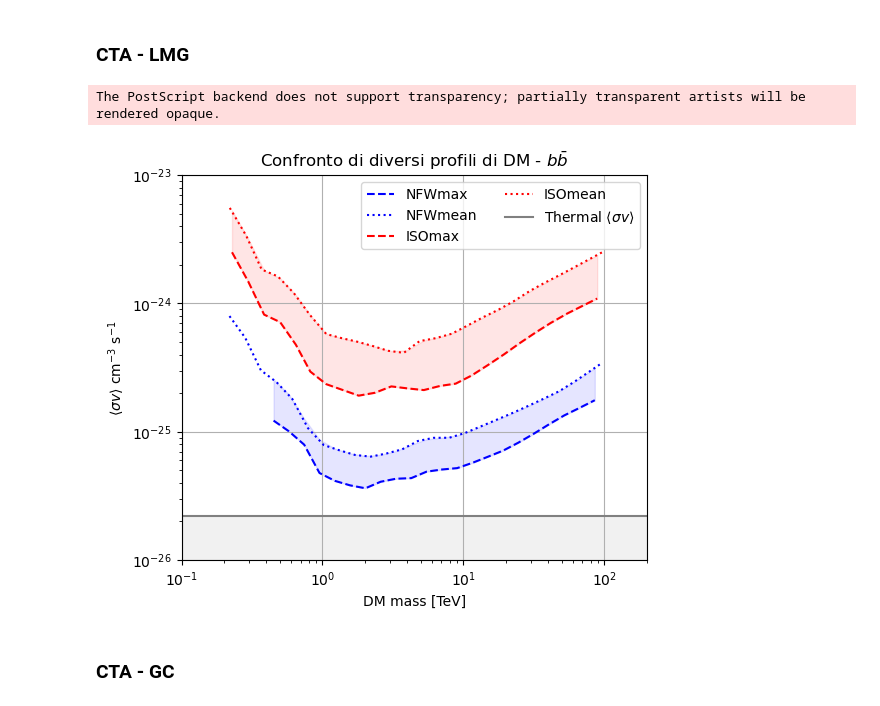
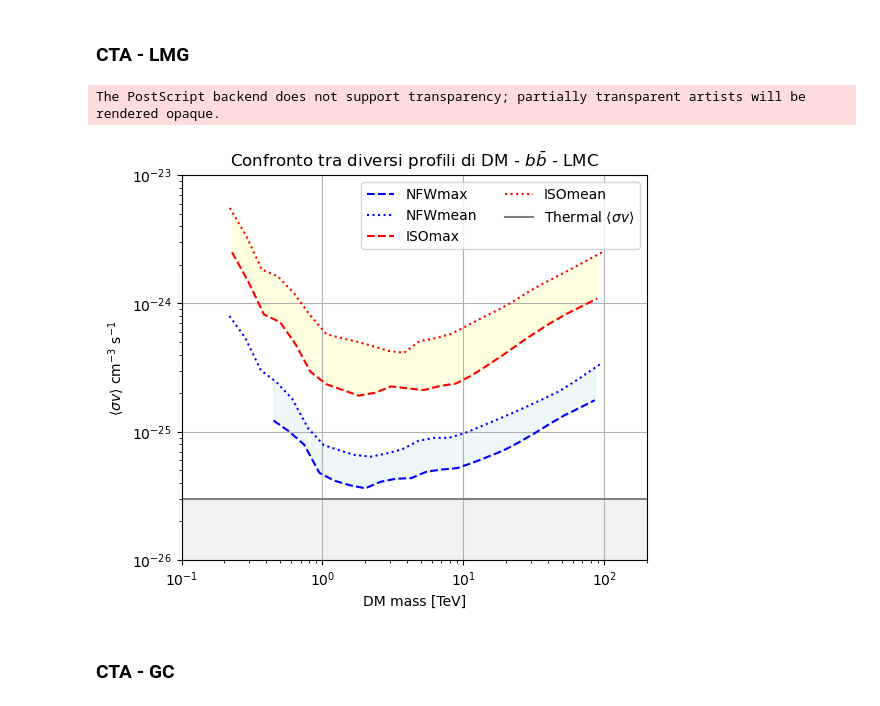
Before and after one commit to micheledoro/gDMbounds, a Jupyter notebook: sandbox/santa/Compare profiles.ipynb, the cells around one changed output. Saved outputs shown, nothing was run; the diff lists cells and outputs as text; code cells hidden in the pictures.

```diff
--- a/sandbox/santa/Compare profiles.ipynb
+++ b/sandbox/santa/Compare profiles.ipynb
@@ -22,40 +22,41 @@ plt.figure(figsize=(6,5))
 plt.xlabel("DM mass [TeV]")
 plt.ylabel(r"$\langle\sigma v \rangle$ cm$^{-3}$ s$^{-1}$")
 plt.xlim(1e-1,2e2)
 plt.ylim(1e-26,1e-23)
-plt.title(r'Confronto di diversi profili di DM - $b\bar{b}$')
+plt.title(r'Confronto tra diversi profili di DM - $b\bar{b}$ - LMC')
 plt.loglog(NFWmax_bb['mass']*1e-3,NFWmax_bb['sigmav'],color='b',linestyle='dashed',label="NFWmax")
 plt.loglog(NFWmean_bb['mass']*1e-3,NFWmean_bb['sigmav'],color='b',linestyle='dotted',label="NFWmean")
 plt.loglog(isomax_bb['mass']*1e-3,isomax_bb['sigmav'],color='r',linestyle='dashed',label="ISOmax")
 plt.loglog(isomean_bb['mass']*1e-3,isomean_bb['sigmav'],color='r',linestyle='dotted',label="ISOmean")
 
 
 f = interp1d(isomean_bb['mass']*1e-3, isomean_bb['sigmav'])
 y_iso_interp = f(isomax_bb['mass']*1e-3)
-plt.fill_between(isomax_bb['mass']*1e-3,isomax_bb['sigmav'], y_iso_interp, color='red', alpha=0.1 )
+plt.fill_between(isomax_bb['mass']*1e-3,isomax_bb['sigmav'], y_iso_interp, color='lightyellow', alpha=1)
 
 
 g = interp1d(NFWmean_bb['mass']*1e-3, NFWmean_bb['sigmav'])
 y_NFW_interp = g(NFWmax_bb['mass']*1e-3)
-plt.fill_between(NFWmax_bb['mass']*1e-3,NFWmax_bb['sigmav'], y_NFW_interp, color='blue', alpha=0.1 )
+plt.fill_between(NFWmax_bb['mass']*1e-3,NFWmax_bb['sigmav'], y_NFW_interp, color='lightblue', alpha=0.2)
+
 
 # Thermal <sigma v>
 x = np.linspace(1e-2, 2e2, 1000)
-y_0 = 2.2e-26
+y_0 = 3e-26
 
 plt.axhline(y=y_0, color='gray', linestyle='solid', label=r"Thermal $\langle \sigma v \rangle$")
 plt.fill_between(x, y_0, color='lightgray', alpha=0.3)
 
 
 plt.legend(loc="best",ncol=2)
 plt.grid()
 
 plt.savefig("./plot_thesis/profiles_cta_bb_LMC.eps")
-# plt.savefig("./plot_thesis/profiles_cta_bb_LMC.eps")
-# plt.savefig("./plot_thesis/profiles_cta_bb_LMC.eps")
+# plt.savefig("./plot_thesis/profiles_cta_bb_LMC.pdf")
+# plt.savefig("./plot_thesis/profiles_cta_bb_LMC.png")
 # %% [output]
 The PostScript backend does not support transparency; partially transparent artists will be rendered opaque.
-[figure, old version]
+[figure, new version]
 # %% [markdown]
 ### CTA - GC
 # %%
```
Also changed, not shown: parts of 3 cells of this notebook, 7 other files.
